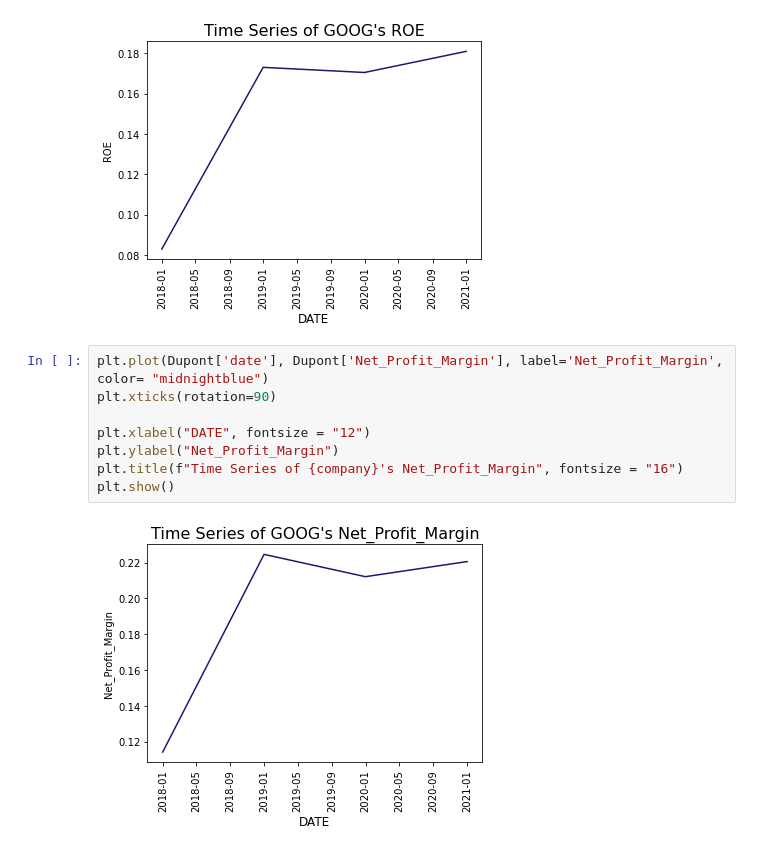
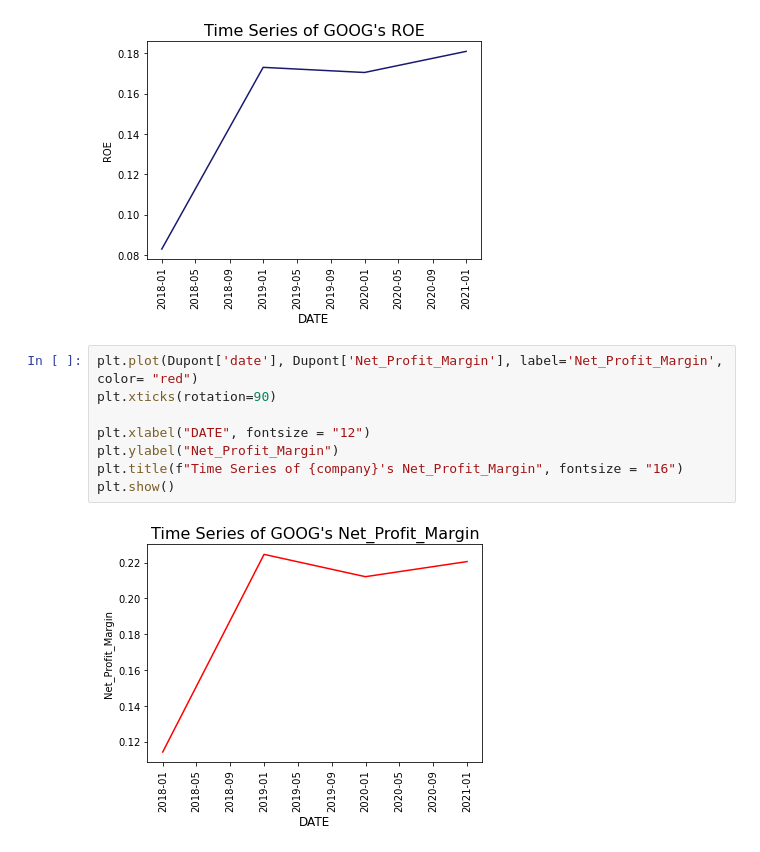
Before and after one commit to brhie/Dupont_ROE, a Jupyter notebook: roe.ipynb, the cells around one changed output. Drawn from its saved outputs; the diff is of its cells as text.

```diff
--- a/roe.ipynb
+++ b/roe.ipynb
@@ -114,13 +114,13 @@ plt.show()
 # %% [output]
 [figure]
 # %%
-plt.plot(Dupont['date'], Dupont['Net_Profit_Margin'], label='Net_Profit_Margin', color= "midnightblue")
+plt.plot(Dupont['date'], Dupont['Net_Profit_Margin'], label='Net_Profit_Margin', color= "red")
 plt.xticks(rotation=90)
 
 plt.xlabel("DATE", fontsize = "12")
 plt.ylabel("Net_Profit_Margin")
 plt.title(f"Time Series of {company}'s Net_Profit_Margin", fontsize = "16")
 plt.show()
 # %% [output]
-[figure, old version]
+[figure, new version]
 # %%
```
Also changed, not shown: parts of 4 cells of this notebook.
